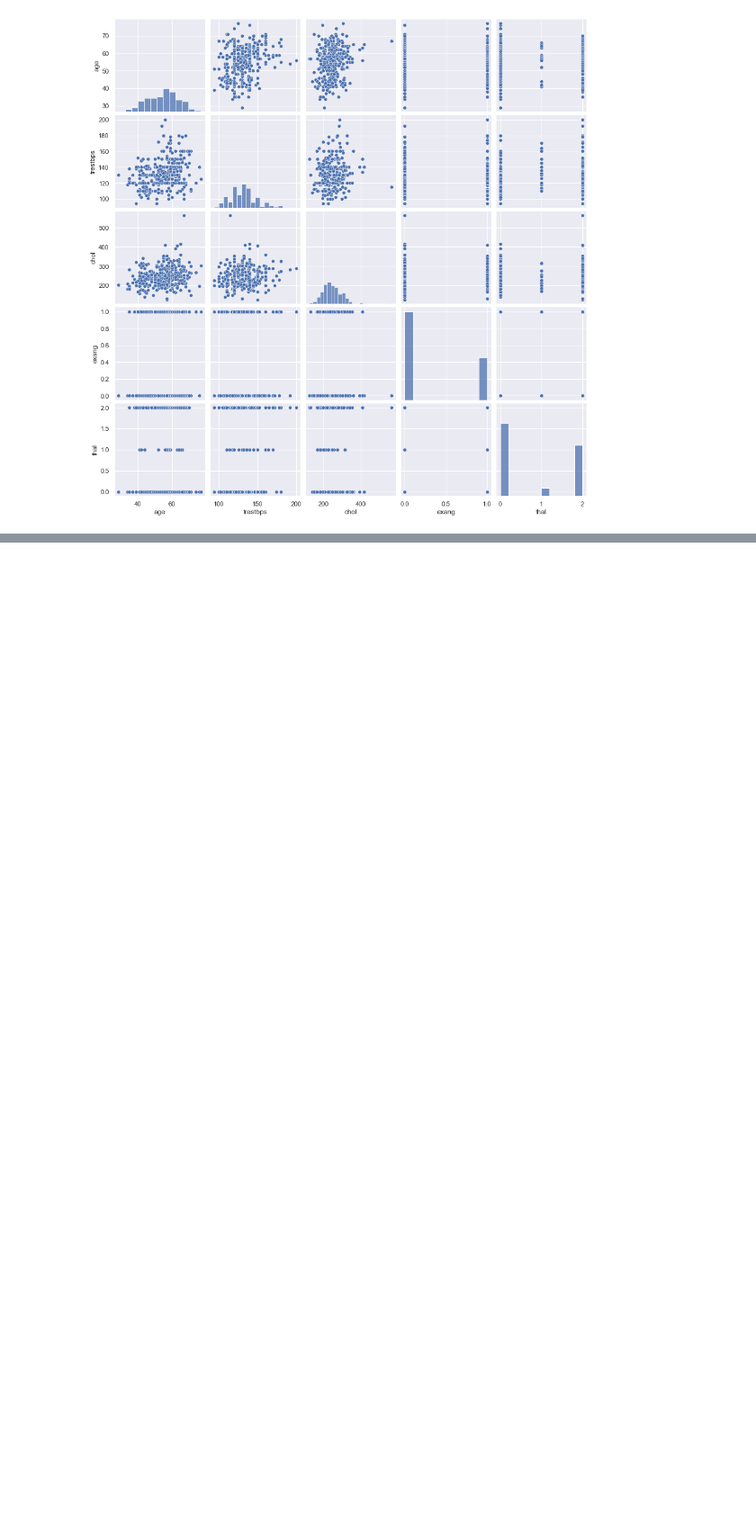
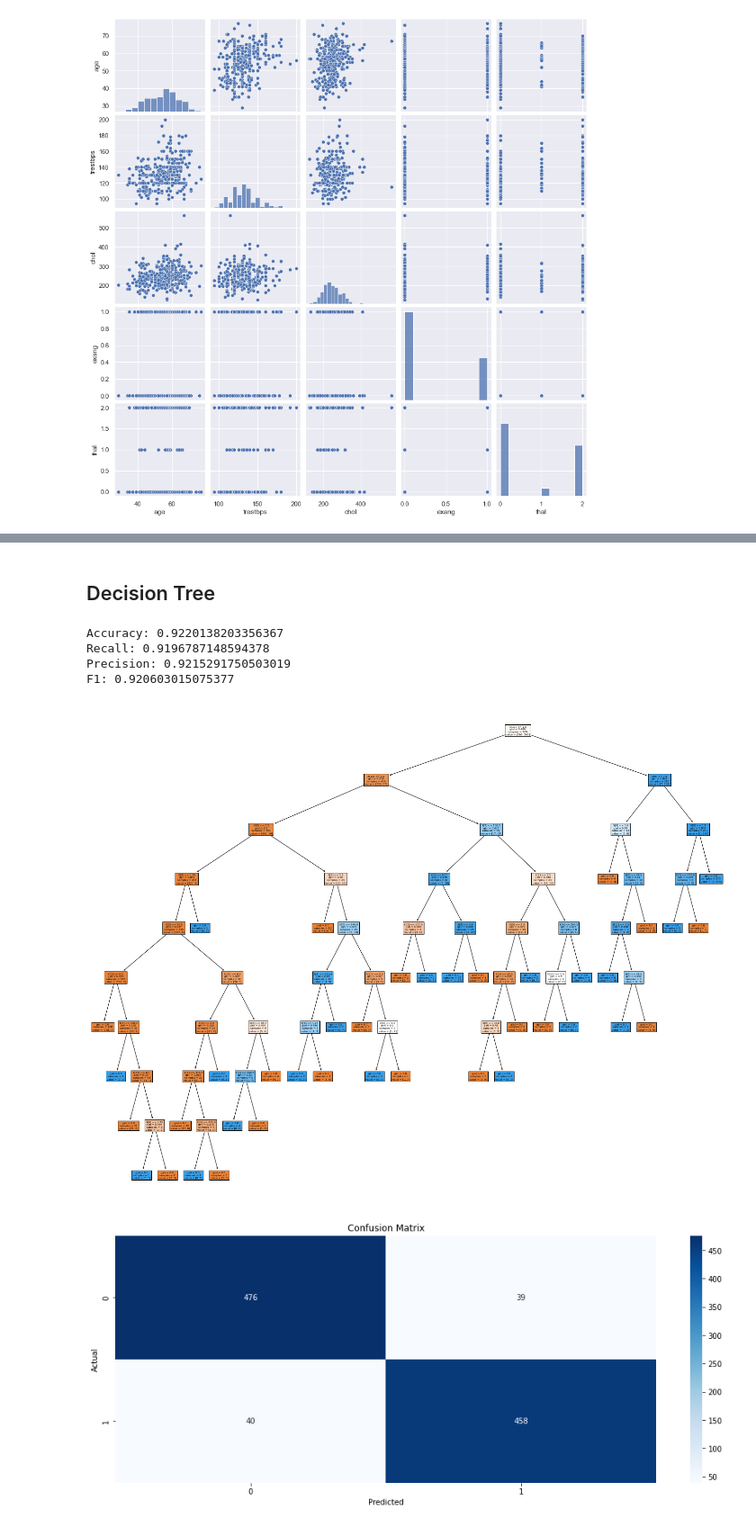
Before and after one commit to ivanhajpek/UZOPprojekt, a Jupyter notebook: UZOP-Report-0036521886.ipynb, the cells around one changed output, grey strips where cells are left out. Shown at 90% size. Cells and saved outputs as stored; diff of their text form; code cells hidden in the pictures; blank space fills up the shorter version.

```diff
--- a/UZOP-Report-0036521886.ipynb
+++ b/UZOP-Report-0036521886.ipynb
@@ -248,0 +316,35 @@ plt.show()
+# %% [markdown]
+## Decision Tree
+# %%
+X = data2.iloc[:, 0:13].copy()
+y = data2.iloc[:, 13:14].copy()
+X_train, X_test, y_train, y_test = train_test_split(X, y, test_size=0.3)
+clf = DecisionTreeClassifier()
+clf = clf.fit(X_train,y_train)
+y_pred = clf.predict(X_test)
+pred = cross_val_predict(clf, X, y,cv=KFold(n_splits=10, shuffle=True), n_jobs=-1)
+print("Accuracy: "+str(accuracy_score(y,pred)))
+print("Recall: "+str(recall_score(y,pred)))
+print("Precision: "+str(precision_score(y,pred)))
+print("F1: "+str(f1_score(y,pred)))
+fig = plt.figure(figsize=(25,20))
+_ = tree.plot_tree(clf, filled=True)
+matrix = confusion_matrix(np.asarray(y).reshape(1,-1)[0], pred, labels=[0,1])
+plt.figure(figsize=(16,6))
+sns.heatmap(matrix, annot=True, xticklabels=[0,1], yticklabels=[0,1], cmap="Blues", fmt="g")
+plt.xlabel('Predicted')
+plt.ylabel('Actual')
+plt.title('Confusion Matrix')
+plt.show()
+plt.figure(figsize=(16,6))
+fpr, tpr, thresholds = metrics.roc_curve(y, pred)
+plt.plot(fpr, tpr, label="ROC curve")
+plt.title("ROC curve")
+plt.show()
+# %% [output]
+Accuracy: 0.9220138203356367
+Recall: 0.9196787148594378
+Precision: 0.9215291750503019
+F1: 0.920603015075377
+[figure, added]
+[figure, added]
```
Also changed, not shown: parts of 16 cells of this notebook.
